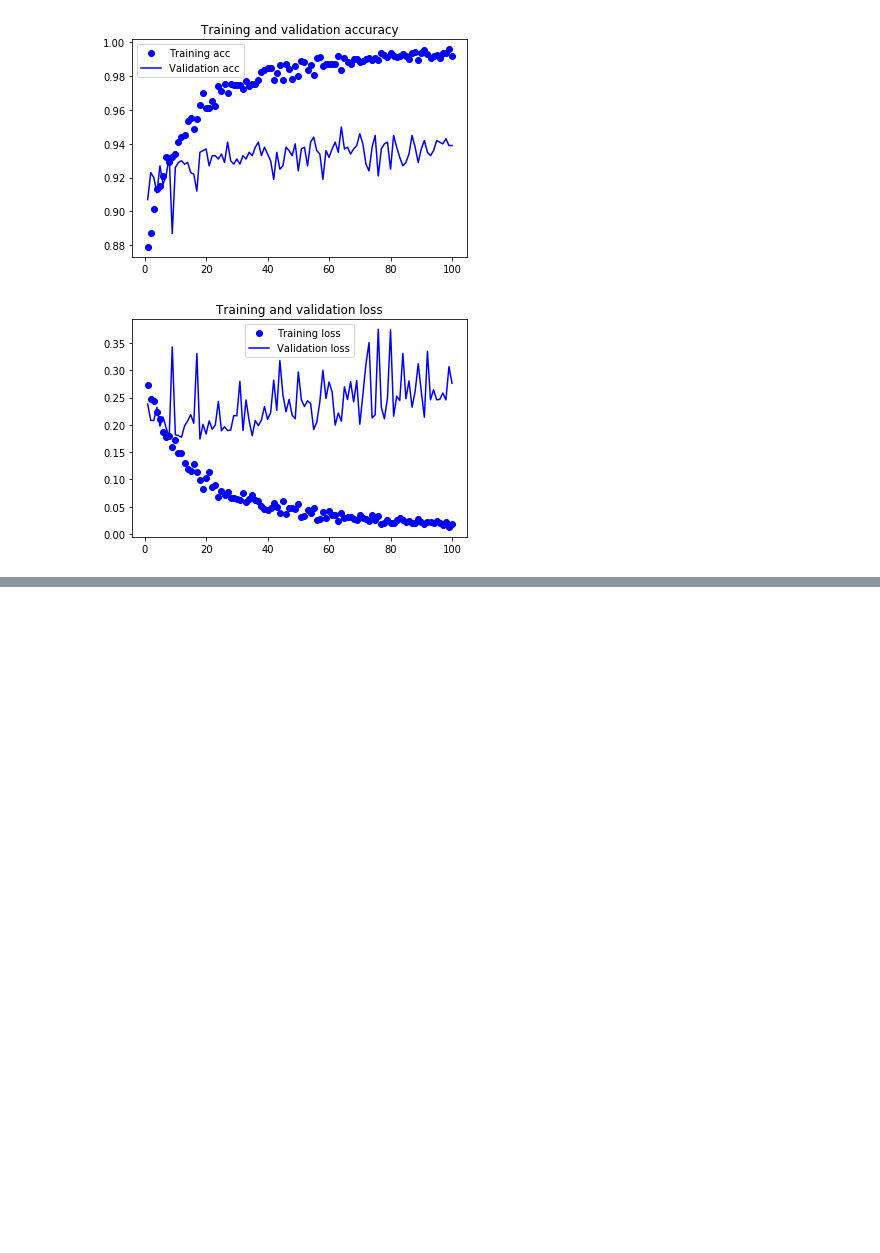
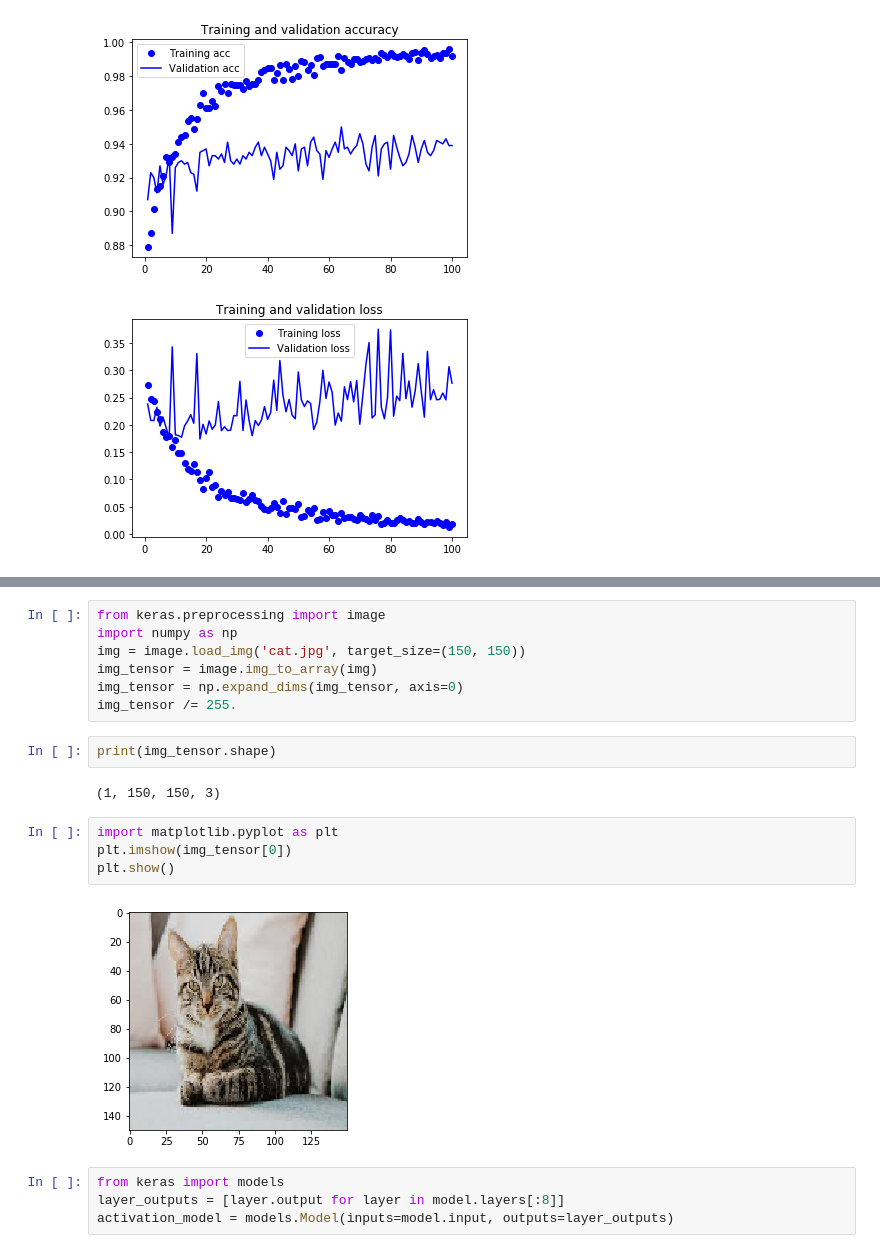
Before and after one commit to vaibhavmishra1/Deep_Learning_with_Keras, a Jupyter notebook: kaggle_cat_and_dog_classification_scratch_and_fine_tuning.ipynb, the cells around one changed output, grey strips where cells are left out. Saved outputs shown, nothing was run; the diff lists cells and outputs as text; blank space fills up the shorter version.

```diff
--- a/kaggle_cat_and_dog_classification_scratch_and_fine_tuning.ipynb
+++ b/kaggle_cat_and_dog_classification_scratch_and_fine_tuning.ipynb
@@ -462,0 +488,21 @@ print('test acc:', test_acc)
+# %%
+from keras.preprocessing import image
+import numpy as np
+img = image.load_img('cat.jpg', target_size=(150, 150))
+img_tensor = image.img_to_array(img)
+img_tensor = np.expand_dims(img_tensor, axis=0)
+img_tensor /= 255.
+# %%
+print(img_tensor.shape)
+# %% [output]
+(1, 150, 150, 3)
+# %%
+import matplotlib.pyplot as plt
+plt.imshow(img_tensor[0])
+plt.show()
+# %% [output]
+[figure, added]
+# %%
+from keras import models
+layer_outputs = [layer.output for layer in model.layers[:8]]
+activation_model = models.Model(inputs=model.input, outputs=layer_outputs)
```
Also changed, not shown: parts of 4 cells of this notebook.
